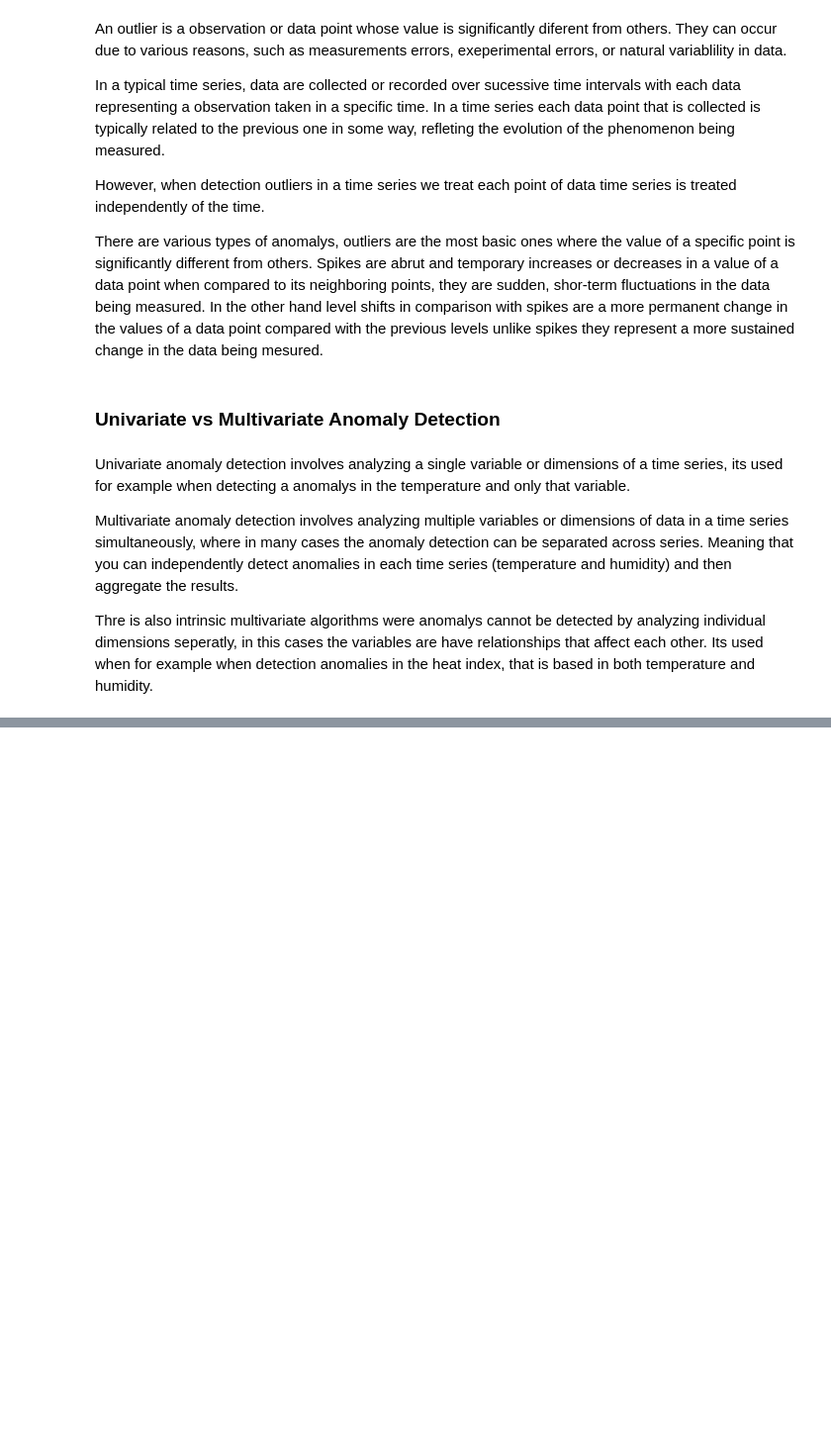
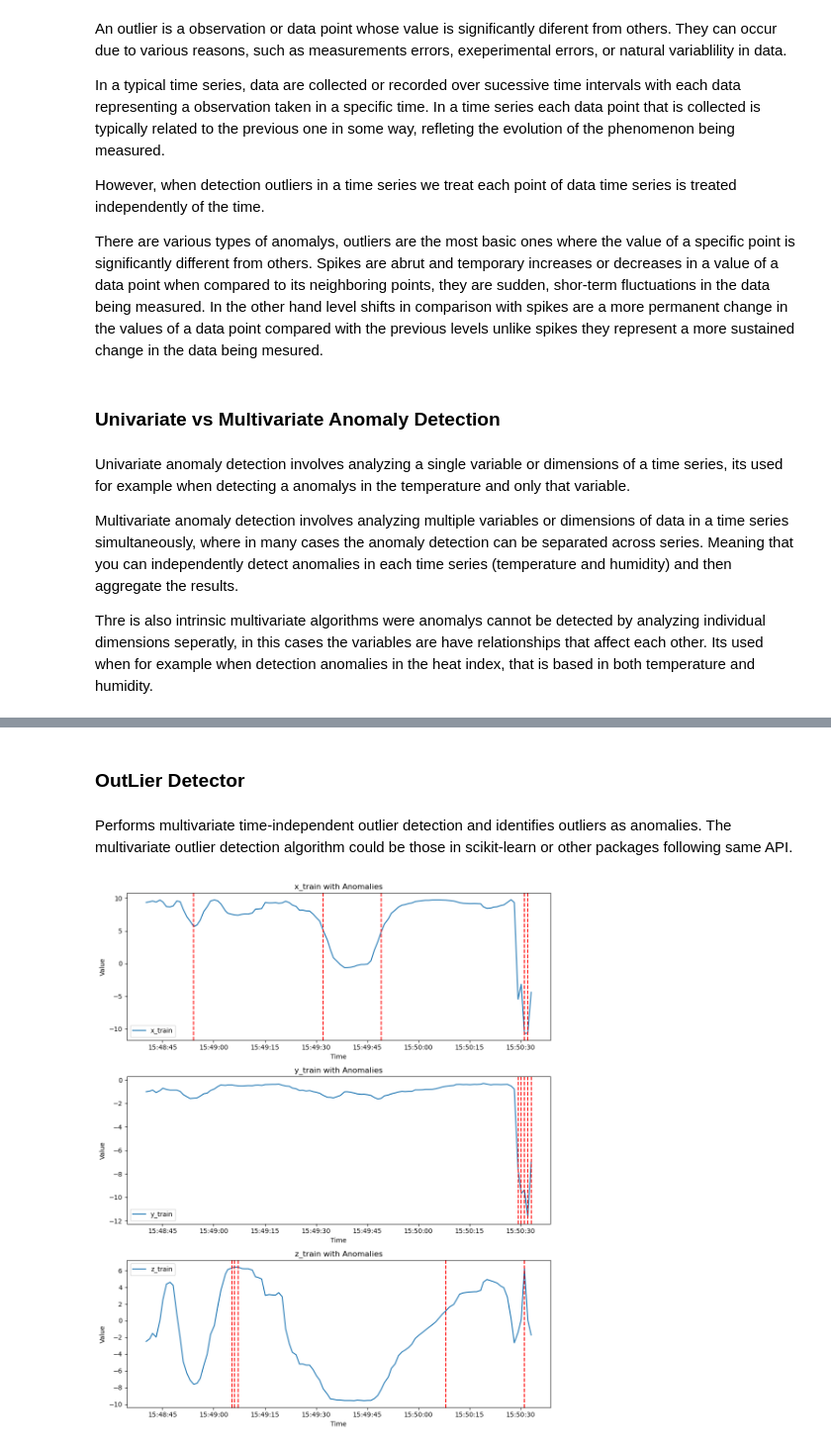
Before and after one commit to JPSSA/move.id, a Jupyter notebook: AA/Anomaly_Detection_Toolkit.ipynb, the cells around one changed output, grey strips where cells are left out. Shown at 99% size. Saved outputs shown, nothing was run; the diff lists cells and outputs as text; code cells hidden in the pictures; blank space fills up the shorter version.

```diff
--- a/AA/Anomaly_Detection_Toolkit.ipynb
+++ b/AA/Anomaly_Detection_Toolkit.ipynb
@@ -152,0 +218,63 @@ plt.show()
+# %% [markdown]
+### OutLier Detector
+# %% [markdown]
+Performs multivariate time-independent outlier detection and identifies outliers as anomalies. The multivariate outlier detection algorithm could be those in scikit-learn or other packages following same API.
+# %%
+from sklearn.neighbors import LocalOutlierFactor
+from adtk.detector import OutlierDetector
+
+x_train_df = pd.DataFrame(x_train)
+y_train_df = pd.DataFrame(y_train)
+z_train_df = pd.DataFrame(z_train)
+
+outlier_detector_x = OutlierDetector(LocalOutlierFactor(contamination=0.04))
+anomalies_x = outlier_detector_x.fit_detect(x_train_df)
+
+outlier_detector_y = OutlierDetector(LocalOutlierFactor(contamination=0.04))
+anomalies_y = outlier_detector_y.fit_detect(y_train_df)
+
+outlier_detector_z = OutlierDetector(LocalOutlierFactor(contamination=0.04))
+anomalies_z = outlier_detector_z.fit_detect(z_train_df)
+
+# Filter out NaN values from anomalies
+non_nan_anomalies_x = anomalies_x.dropna()
+non_nan_anomalies_y = anomalies_y.dropna()
+non_nan_anomalies_z = anomalies_z.dropna()
+
+# Create a figure with three subplots
+fig, axs = plt.subplots(3, 1, figsize=(10, 12))
+
+# Plot x_train with detected anomalies
+axs[0].plot(x_train, label='x_train')
+for anomaly_idx, anomaly in non_nan_anomalies_x.items():
+    if anomaly:
+        axs[0].axvline(x=anomaly_idx, color='red', linestyle='--')
+axs[0].set_title('x_train with Anomalies')
+axs[0].set_xlabel('Time')
+axs[0].set_ylabel('Value')
+axs[0].legend()
+
+# Plot y_train with detected anomalies
+axs[1].plot(y_train, label='y_train')
+for anomaly_idx, anomaly in non_nan_anomalies_y.items():
+    if anomaly:
+        axs[1].axvline(x=anomaly_idx, color='red', linestyle='--')
+axs[1].set_title('y_train with Anomalies')
+axs[1].set_xlabel('Time')
+axs[1].set_ylabel('Value')
+axs[1].legend()
+
+# Plot z_train with detected anomalies
+axs[2].plot(z_train, label='z_train')
+for anomaly_idx, anomaly in non_nan_anomalies_z.items():
+    if anomaly:
+        axs[2].axvline(x=anomaly_idx, color='red', linestyle='--')
+axs[2].set_title('z_train with Anomalies')
+axs[2].set_xlabel('Time')
+axs[2].set_ylabel('Value')
+axs[2].legend()
+
+plt.tight_layout()
+plt.show()
+# %% [output]
+[figure, added]
```
Also changed, not shown: parts of 9 cells of this notebook, 5 other files.
